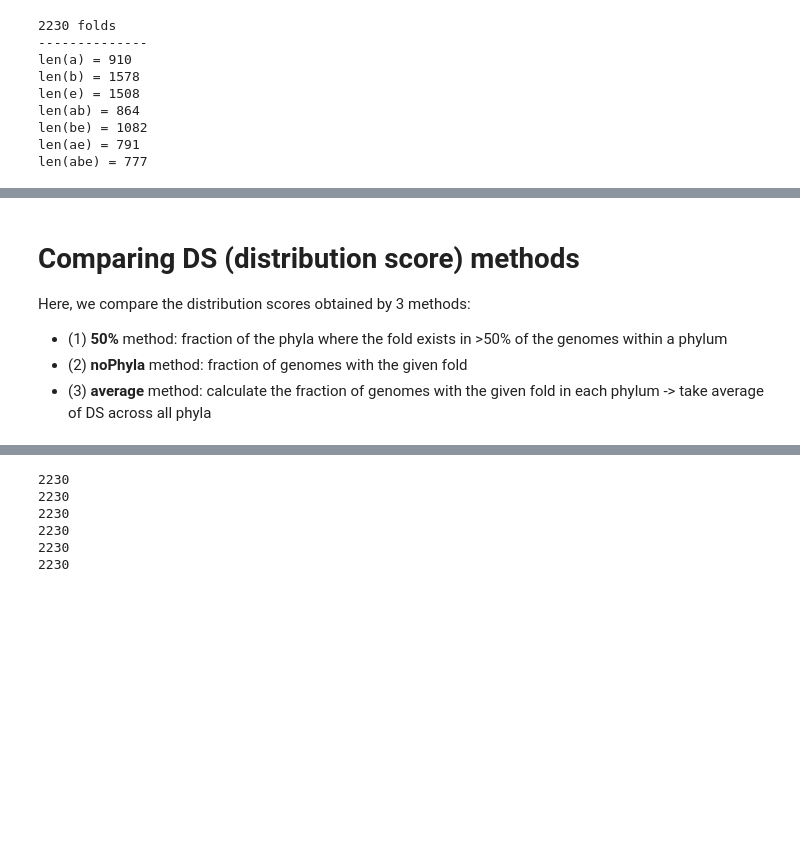
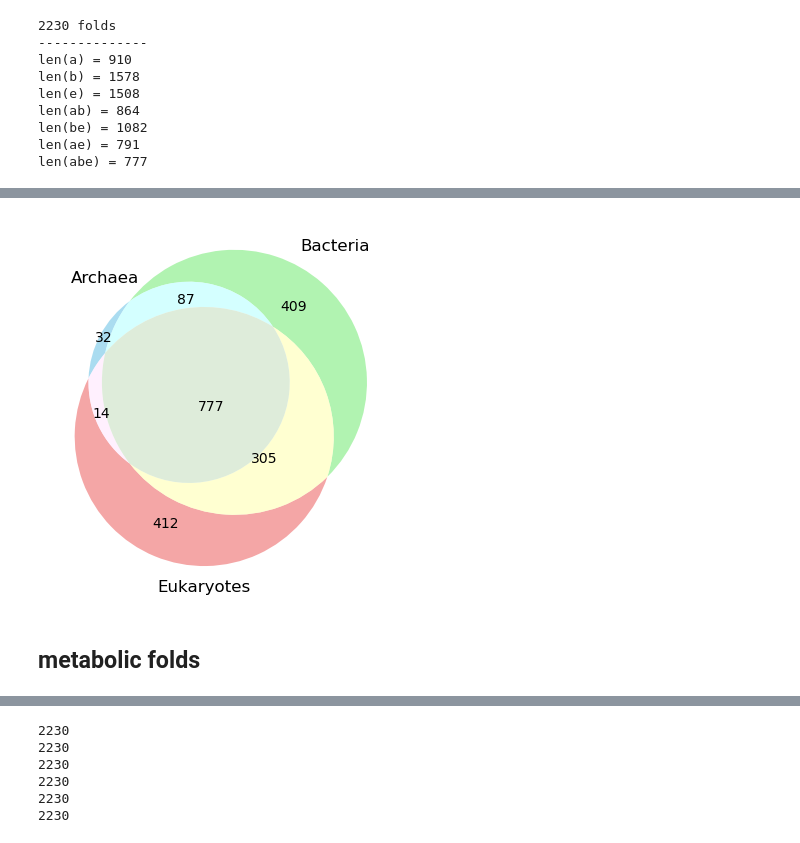
Before and after one commit to tseamuscorlett/enzyme-gated-network-expansion, a Jupyter notebook: (1)DS_scores.ipynb, the cells around one changed output, grey strips where cells are left out. Cells and saved outputs as stored; diff of their text form; code cells hidden in the pictures; blank space fills up the shorter version.

```diff
--- a/(1)DS_scores.ipynb
+++ b/(1)DS_scores.ipynb
@@ -123,30 +60,7 @@ abe_path = '../data/assets/xgroup2/DS_average/xgroup2DS_average_ArcBacEuk_recove
 # %%
-# Import data
-xgroup2ds_a = csv2dict(a_path)
-print(len(xgroup2ds_a))
-xgroup2ds_b = csv2dict(b_path)
-print(len(xgroup2ds_b))
-xgroup2ds_e = csv2dict(e_path)
-print(len(xgroup2ds_e))
-xgroup2ds_ab = csv2dict(ab_path)
-print(len(xgroup2ds_ab))
-xgroup2ds_abe = csv2dict(abe_path)
-print(len(xgroup2ds_abe))
-
-a = set()
-for xgroup, ds in xgroup2ds_a.items():
-    if ds > 0:
-        a.add(xgroup)
-
-b = set()
-for xgroup, ds in xgroup2ds_b.items():
-    if ds > 0:
-        b.add(xgroup)
-
-e = set()
-for xgroup, ds in xgroup2ds_e.items():
-    if ds > 0:
-        e.add(xgroup)
+a = set([xgroup for xgroup, ds in xgroup2ds_a.items() if ds > 0])
+b = set([xgroup for xgroup, ds in xgroup2ds_b.items() if ds > 0])
+e = set([xgroup for xgroup, ds in xgroup2ds_e.items() if ds > 0])
 
 ab = a & b
 be = b & e
@@ -678,8 +90,11 @@ injection number
-# %% [markdown]
-# Comparing DS (distribution score) methods
-
-Here, we compare the distribution scores obtained by 3 methods:
-
-- (1) **50%** method: fraction of the phyla where the fold exists in >50% of the genomes within a phylum
-- (2) **noPhyla** method: fraction of genomes with the given fold
-- (3) **average** method: calculate the fraction of genomes with the given fold in each phylum -> take average of DS across all phyla
+# %%
+# Create a Venn diagram for three sets
+venn3(subsets=[a, b, e], set_labels=('Archaea', 'Bacteria', 'Eukaryotes'),
+      set_colors=('skyblue', 'lightgreen', 'lightcoral'), alpha=0.7)
+
+# plt.savefig('venn_All_ECOD.svg', dpi=300, bbox_inches='tight')
+plt.show()
+# %% [output]
+[figure, added]
+# %% [markdown]
+## metabolic folds
```
Also changed, not shown: parts of 53 cells of this notebook.
